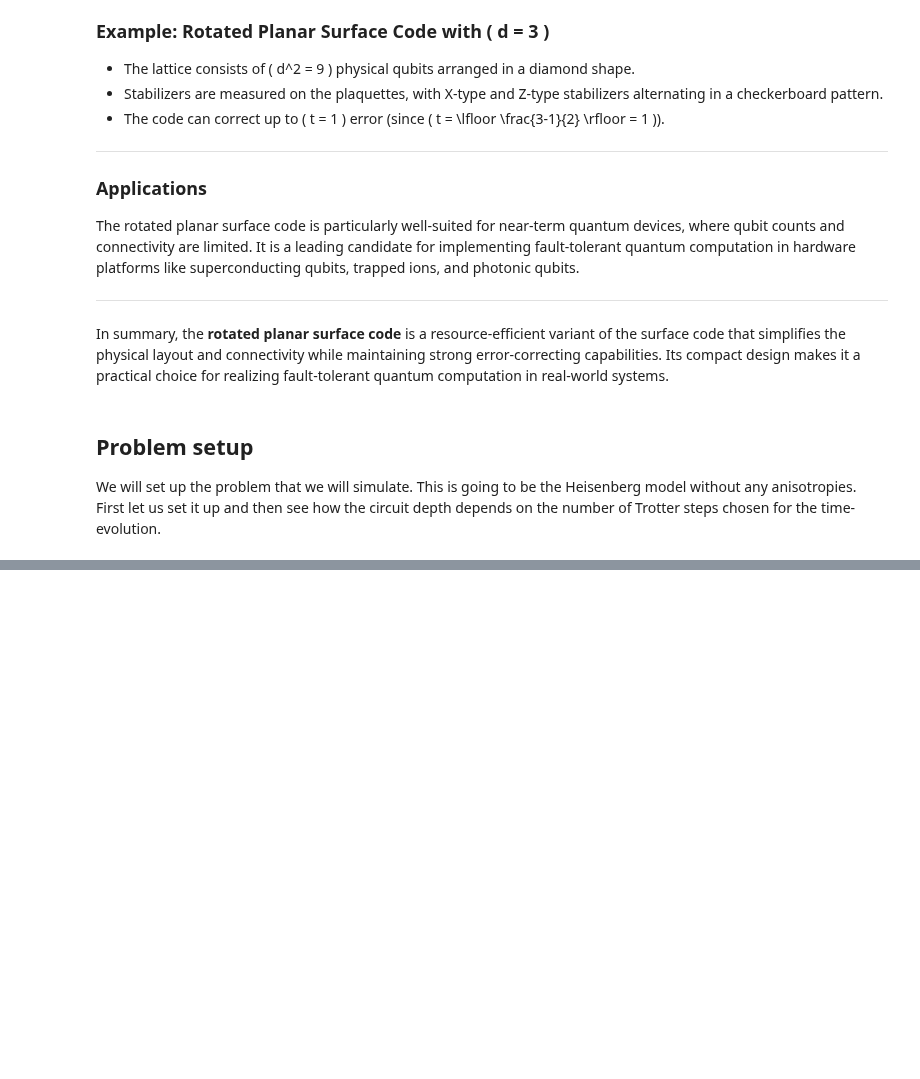
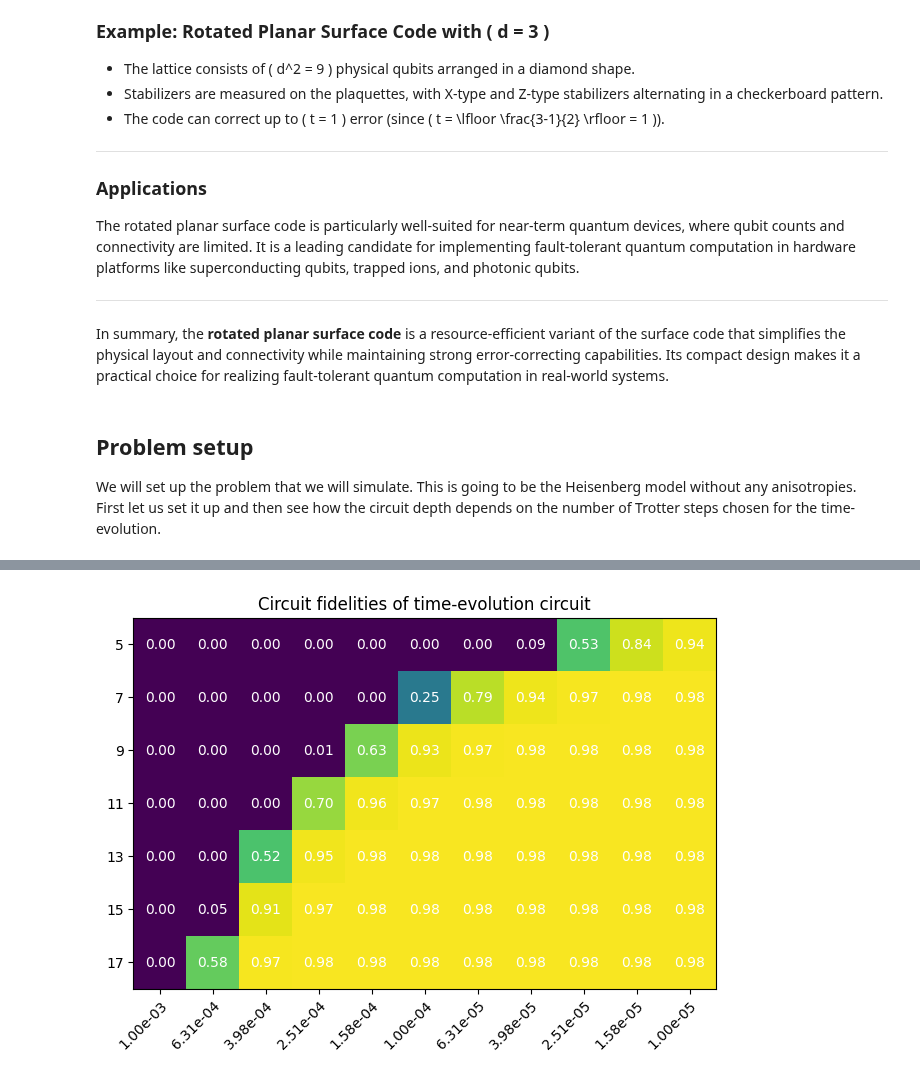
Before and after one commit to QunaSys/quri-parts, a Jupyter notebook: quri_sdk_notebooks/examples/0_quri-algo-vm/4_surface_code/4_surface_code.ipynb, the cells around one changed output, grey strips where cells are left out. Cells and saved outputs as stored; diff of their text form; code cells hidden in the pictures; blank space fills up the shorter version.

```diff
--- a/quri_sdk_notebooks/examples/0_quri-algo-vm/4_surface_code/4_surface_code.ipynb
+++ b/quri_sdk_notebooks/examples/0_quri-algo-vm/4_surface_code/4_surface_code.ipynb
@@ -239,0 +258,3 @@ plt.show()
+# %%
+N_TROTTER = 10
+DELTA_SK = 1e-4
@@ -239,0 +286,42 @@ plt.show()
+# %%
+import numpy as np
+
+code_distances = [5, 7, 9, 11, 13, 15, 17]
+error_rates = np.logspace(-3, -5, 11)
+
+fidelities = np.zeros((len(code_distances), len(error_rates)))
+
+time_evo_trotter = circuit_factory(EVOLUTION_TIME, N_QUBITS, N_TROTTER)
+time_evo_trotter_transpiled = vm.transpile(time_evo_trotter)
+
+for i, d in enumerate(code_distances):
+    for j, p in enumerate(error_rates):
+        vm = get_vm(qubit_count=N_QUBITS, code_distance=d, physical_error_rate=p, delta_sk=DELTA_SK)
+        analysis = vm.analyze(time_evo_trotter_transpiled)
+        fidelities[i,j] = analysis.fidelity
+
+log_fidelities = np.log10(fidelities)
+log_fidelities[log_fidelities == -np.inf] = -8
+# %%
+import numpy as np
+
+import matplotlib.pyplot as plt
+
+
+fig, ax = plt.subplots()
+im = ax.imshow(log_fidelities, norm=plt.Normalize(-1.0, 0.0))
+
+ax.set_xticks(range(len(error_rates)), labels=[f"{e:.2e}" for e in error_rates],
+              rotation=45, ha="right", rotation_mode="anchor")
+ax.set_yticks(range(len(code_distances)), labels=code_distances)
+
+for i in range(len(code_distances)):
+    for j in range(len(error_rates)):
+        text = ax.text(j, i, f"{fidelities[i, j]:.2f}",
+                       ha="center", va="center", color="w")
+
+ax.set_title("Circuit fidelities of time-evolution circuit")
+fig.tight_layout()
+plt.show()
+# %% [output]
+[figure, added]
```
Also changed, not shown: parts of 9 cells of this notebook.
